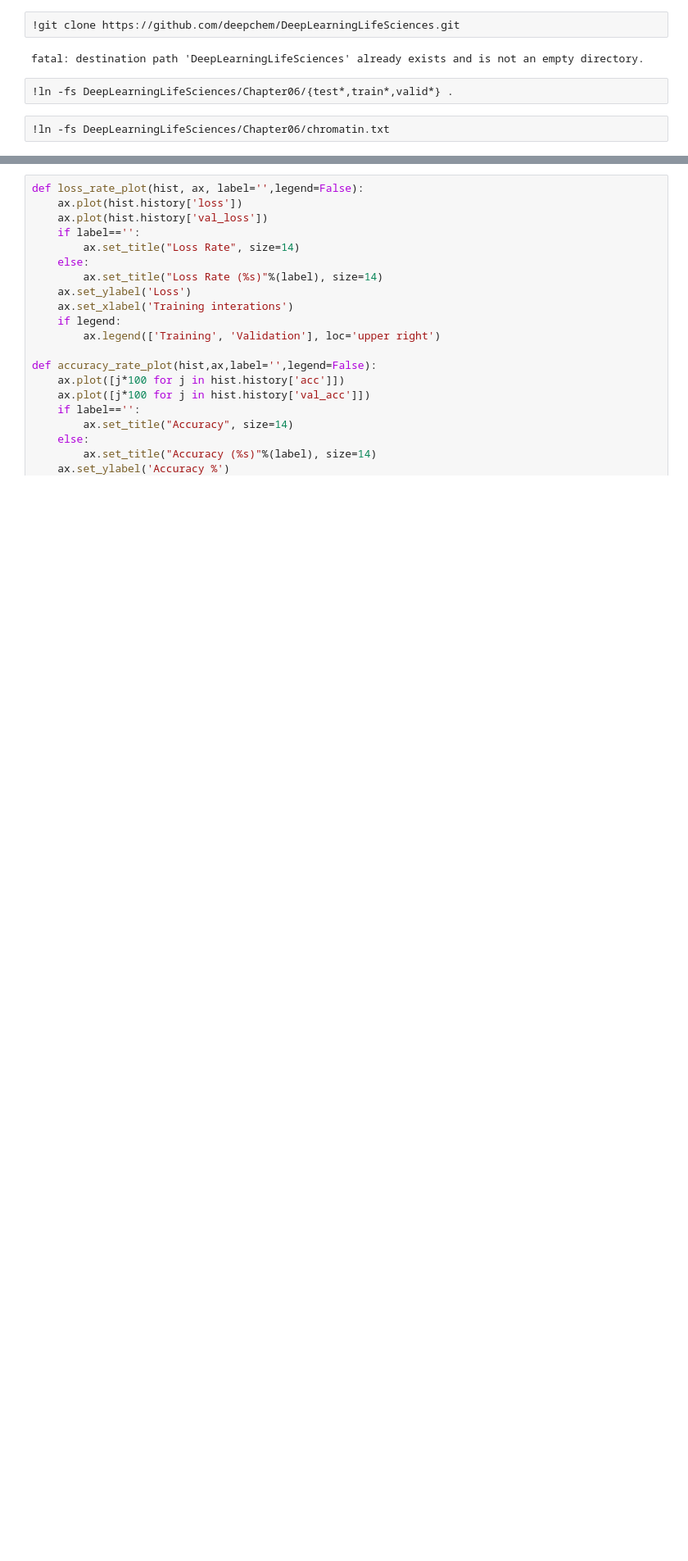
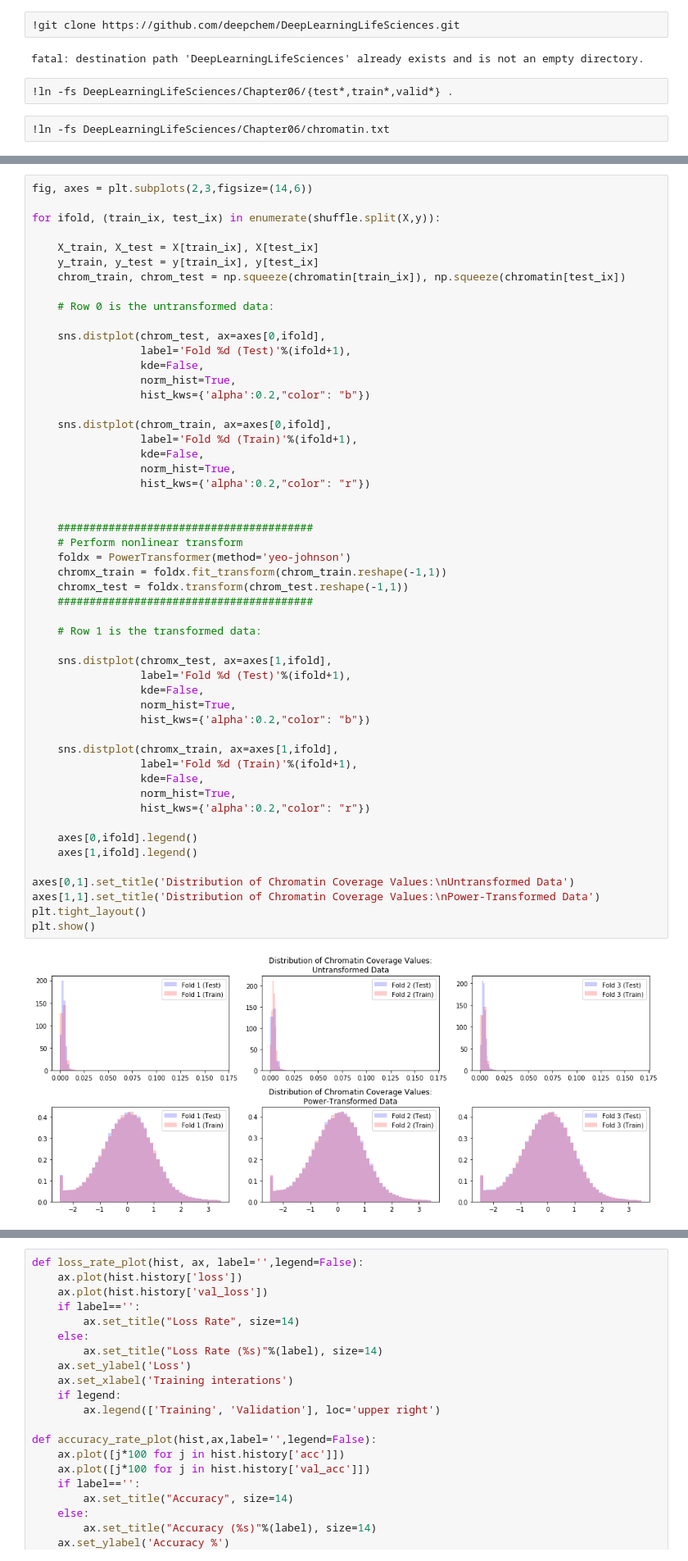
Before and after one commit to charlesreid1/deep-learning-genomics, a Jupyter notebook: keras_sklearn_cnn1d_dna_transcription_powerx.ipynb, the cells around one changed output, grey strips where cells are left out. Shown at 82% size. Cells and saved outputs as stored; diff of their text form; blank space fills up the shorter version.

Commit message:
update cross-validation and power xform notebooks

```diff
--- a/keras_sklearn_cnn1d_dna_transcription_powerx.ipynb
+++ b/keras_sklearn_cnn1d_dna_transcription_powerx.ipynb
@@ -239 +257,55 @@ The [StratifiedShuffleSplit](https://scikit-learn.org/stable/modules/generated/s
+# %%
+fig, axes = plt.subplots(2,3,figsize=(14,6))
+
+for ifold, (train_ix, test_ix) in enumerate(shuffle.split(X,y)):
+
+    X_train, X_test = X[train_ix], X[test_ix]
+    y_train, y_test = y[train_ix], y[test_ix]
+    chrom_train, chrom_test = np.squeeze(chromatin[train_ix]), np.squeeze(chromatin[test_ix])
+
+    # Row 0 is the untransformed data:
+
+    sns.distplot(chrom_test, ax=axes[0,ifold],
+                 label='Fold %d (Test)'%(ifold+1),
+                 kde=False,
+                 norm_hist=True,
+                 hist_kws={'alpha':0.2,"color": "b"})
+
+    sns.distplot(chrom_train, ax=axes[0,ifold],
+                 label='Fold %d (Train)'%(ifold+1),
+                 kde=False,
+                 norm_hist=True,
+                 hist_kws={'alpha':0.2,"color": "r"})
+
+
+    ########################################
+    # Perform nonlinear transform
+    foldx = PowerTransformer(method='yeo-johnson')
+    chromx_train = foldx.fit_transform(chrom_train.reshape(-1,1))
+    chromx_test = foldx.transform(chrom_test.reshape(-1,1))
+    ########################################
+
+    # Row 1 is the transformed data:
+
+    sns.distplot(chromx_test, ax=axes[1,ifold],
+                 label='Fold %d (Test)'%(ifold+1),
+                 kde=False,
+                 norm_hist=True,
+                 hist_kws={'alpha':0.2,"color": "b"})
+
+    sns.distplot(chromx_train, ax=axes[1,ifold],
+                 label='Fold %d (Train)'%(ifold+1),
+                 kde=False,
+                 norm_hist=True,
+                 hist_kws={'alpha':0.2,"color": "r"})
+
+    axes[0,ifold].legend()
+    axes[1,ifold].legend()
+
+axes[0,1].set_title('Distribution of Chromatin Coverage Values:\nUntransformed Data')
+axes[1,1].set_title('Distribution of Chromatin Coverage Values:\nPower-Transformed Data')
+plt.tight_layout()
+plt.show()
+# %% [output]
+[figure, added]
 # %%
```
Also changed, not shown: parts of 35 cells of this notebook, 1 other file.
